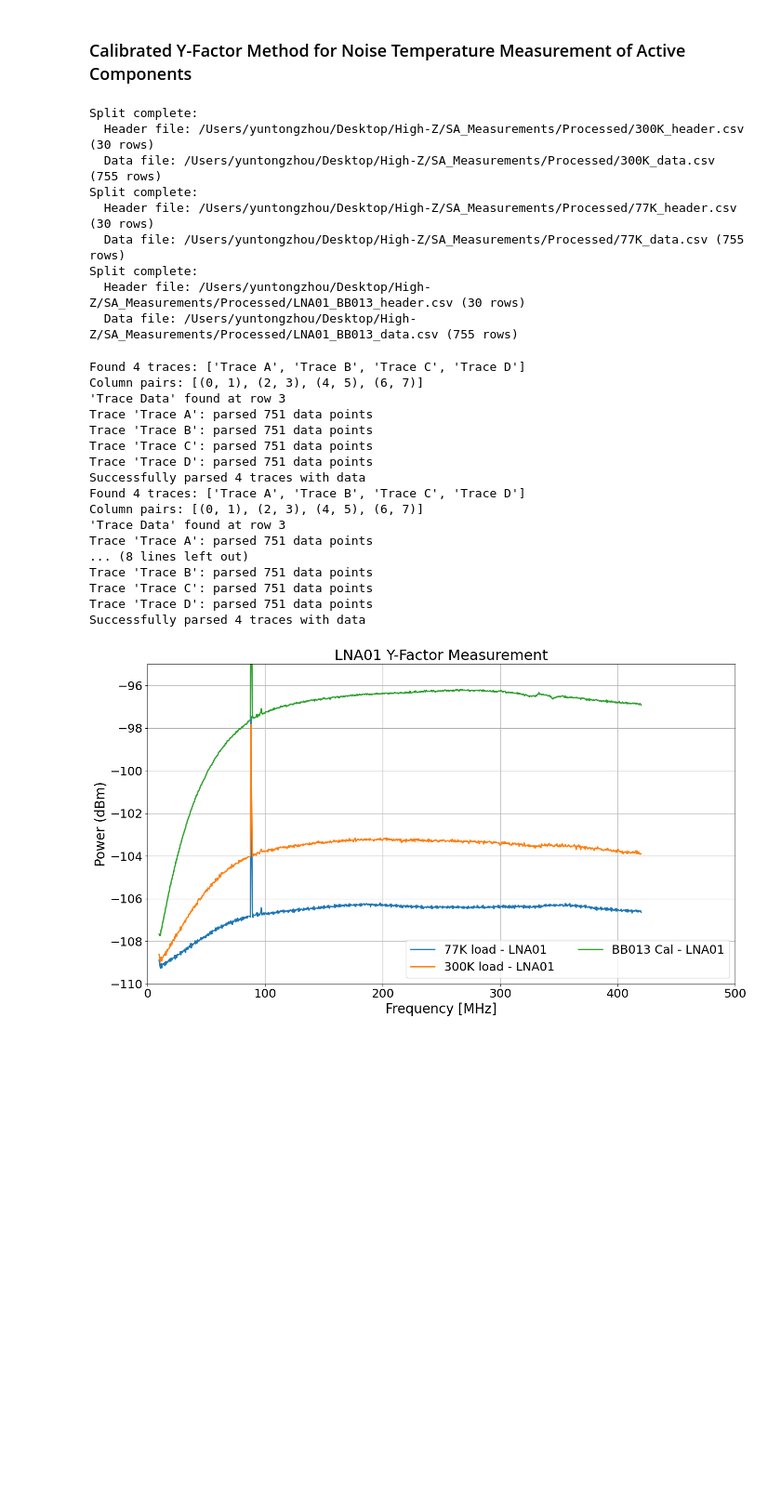
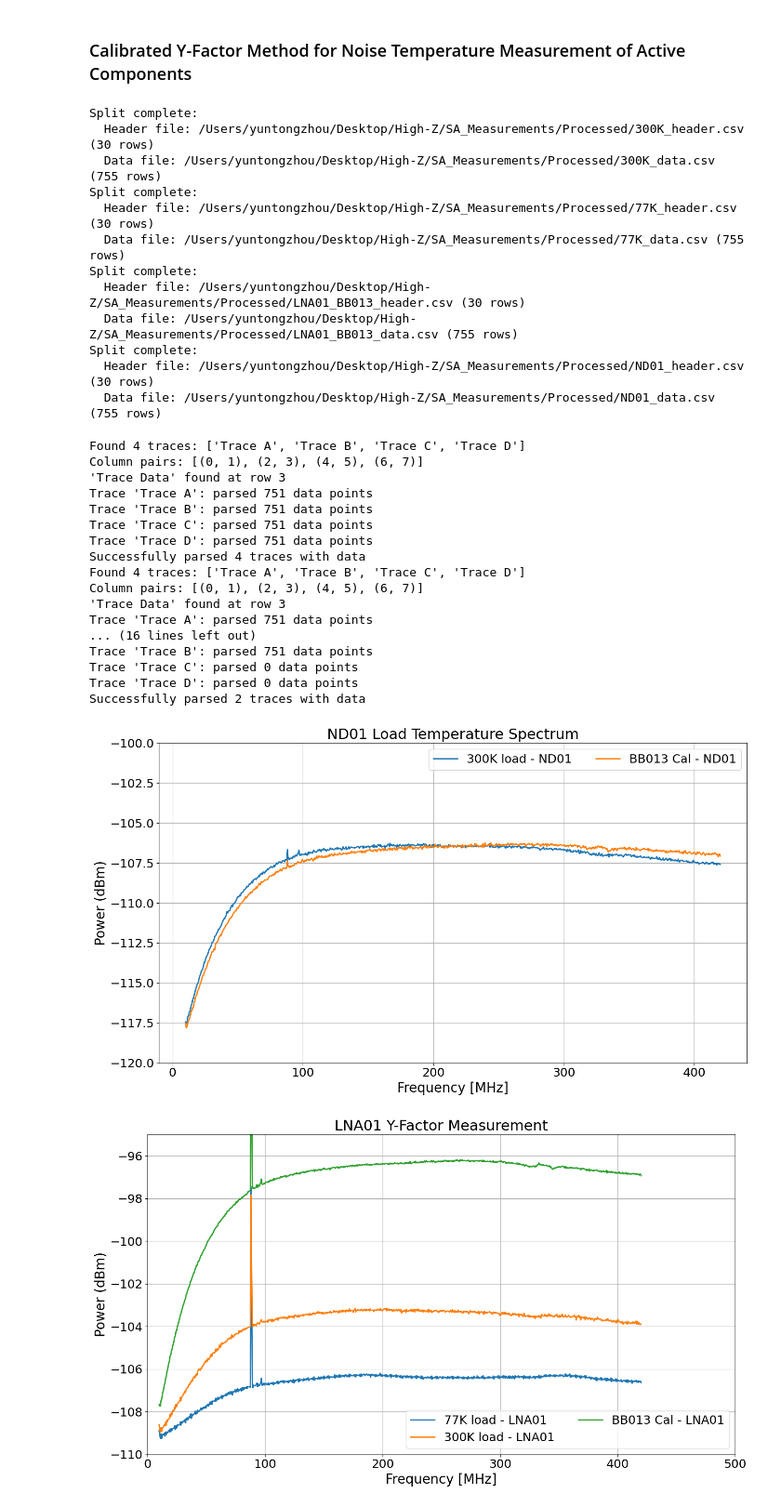
Before and after one commit to alhosani-abdulla/Highz-EXP, a Jupyter notebook: notebooks/Y_factor.ipynb, the cells around one changed output. Shown at 93% size. Cells and saved outputs as stored; diff of their text form; code cells hidden in the pictures; blank space fills up the shorter version.

```diff
--- a/notebooks/Y_factor.ipynb
+++ b/notebooks/Y_factor.ipynb
@@ -57,6 +57,11 @@ file_LNA = pjoin(data_path, 'LNA01_BB013.csv')
 load_csv.split_csv_by_trace_name(file_LNA,
                                  header_file=pjoin(output_path, 'LNA01_BB013_header.csv'),
                                  data_file= pjoin(output_path, 'LNA01_BB013_data.csv'))
+
+file_ND = pjoin(data_path, 'ND01.csv')
+load_csv.split_csv_by_trace_name(file_ND,
+                                 header_file=pjoin(output_path, 'ND01_header.csv'),
+                                 data_file= pjoin(output_path, 'ND01_data.csv'))
 # %% [output]
 Split complete:
   Header file: /Users/yuntongzhou/Desktop/High-Z/SA_Measurements/Processed/300K_header.csv (30 rows)
@@ -67,6 +72,9 @@ Split complete:
 Split complete:
   Header file: /Users/yuntongzhou/Desktop/High-Z/SA_Measurements/Processed/LNA01_BB013_header.csv (30 rows)
   Data file: /Users/yuntongzhou/Desktop/High-Z/SA_Measurements/Processed/LNA01_BB013_data.csv (755 rows)
+Split complete:
+  Header file: /Users/yuntongzhou/Desktop/High-Z/SA_Measurements/Processed/ND01_header.csv (30 rows)
+  Data file: /Users/yuntongzhou/Desktop/High-Z/SA_Measurements/Processed/ND01_data.csv (755 rows)
 # %%
 traces_77K = load_csv.parse_trace_data(pjoin(output_path, '77K_data.csv'))
 
@@ -82,6 +90,10 @@ traces_LNA = load_csv.parse_trace_data(pjoin(output_path, 'LNA01_BB013_data.csv'
 LNA01_300K = Spectrum(traces_LNA['Trace B']['frequency'], traces_LNA['Trace B']['spectrum'], name='300K load - LNA01')
 LNA01_77K = Spectrum(traces_LNA['Trace C']['frequency'], traces_LNA['Trace C']['spectrum'], name='77K load - LNA01')
 LNA01_BB = Spectrum(traces_LNA['Trace D']['frequency'], traces_LNA['Trace D']['spectrum'], name='BB013 Cal - LNA01')
+
+traces_ND = load_csv.parse_trace_data(pjoin(output_path, 'ND01_data.csv'))
+ND01 = Spectrum(traces_ND['Trace A']['frequency'], traces_ND['Trace A']['spectrum'], name='300K load - ND01')
+BB013 = Spectrum(traces_ND['Trace B']['frequency'], traces_ND['Trace B']['spectrum'], name='BB013 Cal - ND01')
 # %% [output]
 Found 4 traces: ['Trace A', 'Trace B', 'Trace C', 'Trace D']
 Column pairs: [(0, 1), (2, 3), (4, 5), (6, 7)]
@@ -95,11 +107,16 @@ Found 4 traces: ['Trace A', 'Trace B', 'Trace C', 'Trace D']
 Column pairs: [(0, 1), (2, 3), (4, 5), (6, 7)]
 'Trace Data' found at row 3
 Trace 'Trace A': parsed 751 data points
-... (8 lines left out)
+... (16 lines left out)
 Trace 'Trace B': parsed 751 data points
-Trace 'Trace C': parsed 751 data points
-Trace 'Trace D': parsed 751 data points
-Successfully parsed 4 traces with data
+Trace 'Trace C': parsed 0 data points
+Trace 'Trace D': parsed 0 data points
+Successfully parsed 2 traces with data
+# %%
+plotter.plot_spectrum([ND01, BB013], title='ND01 Load Temperature Spectrum',
+                      ylabel='Power (dBm)', ymax=-100, ymin=-120)
+# %% [output]
+[figure, added]
 # %%
 plotter.plot_spectrum([LNA01_77K, LNA01_300K, LNA01_BB],
                       title='LNA01 Y-Factor Measurement',
```
Also changed, not shown: 3 other files.
